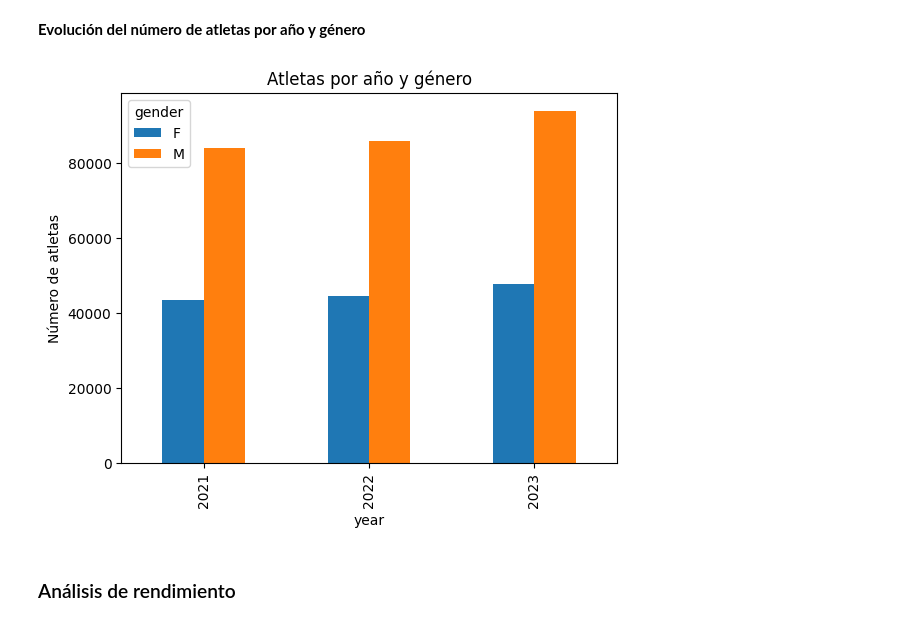
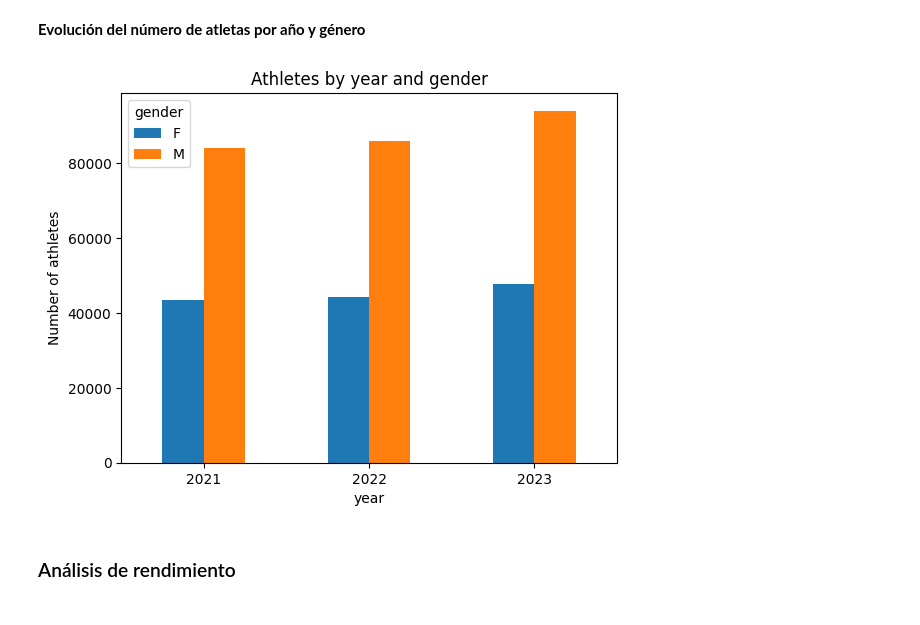
Before and after one commit to viictorhp/EDA-analysis-first-project, a Jupyter notebook: notebooks/edaanalysis2.ipynb, the cells around one changed output. Cells and saved outputs as stored; diff of their text form; code cells hidden in the pictures.

```diff
--- a/notebooks/edaanalysis2.ipynb
+++ b/notebooks/edaanalysis2.ipynb
@@ -199,13 +159,10 @@ plt.show()
 # %% [markdown]
 **Evolución del número de atletas por año y género**
-# %%
-tabla_gen = crossfit_df2.groupby(["year","gender"]).size().reset_index(name="athlete_count")
-tabla_gen.pivot(index="year", columns="gender", values="athlete_count").plot(kind="bar")
-plt.ylabel("Número de atletas")
-plt.title("Atletas por año y género")
-plt.show()
-# %% [output]
-[figure, removed]
+# %%
+from visualization import gender_year_evolution
+gender_year_evolution (crossfit_df2)
+# %% [output]
+[figure, added]
 # %% [markdown]
 ### Análisis de rendimiento
 # %% [markdown]
```
Also changed, not shown: parts of 46 cells of this notebook, 4 other files.
